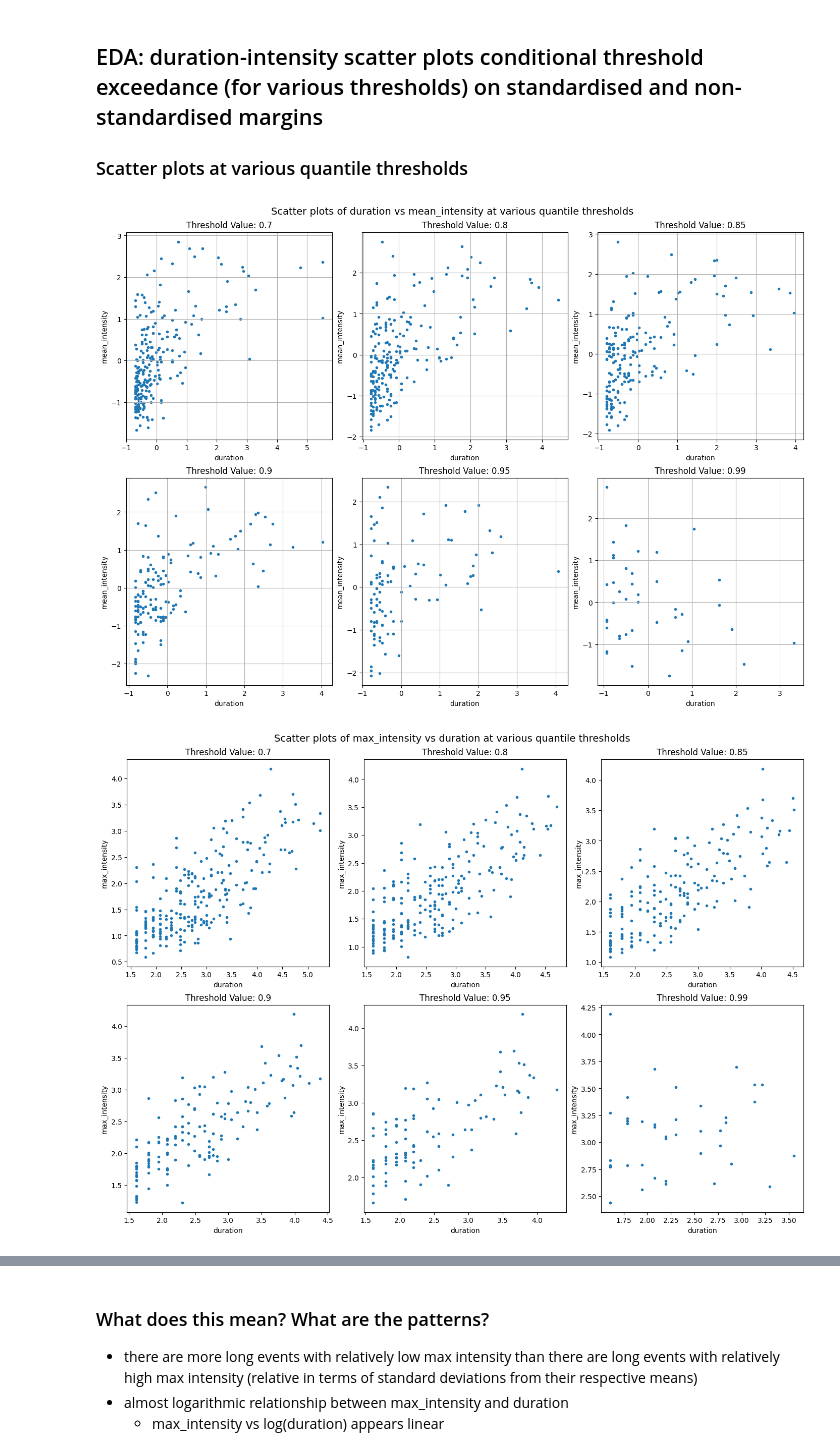
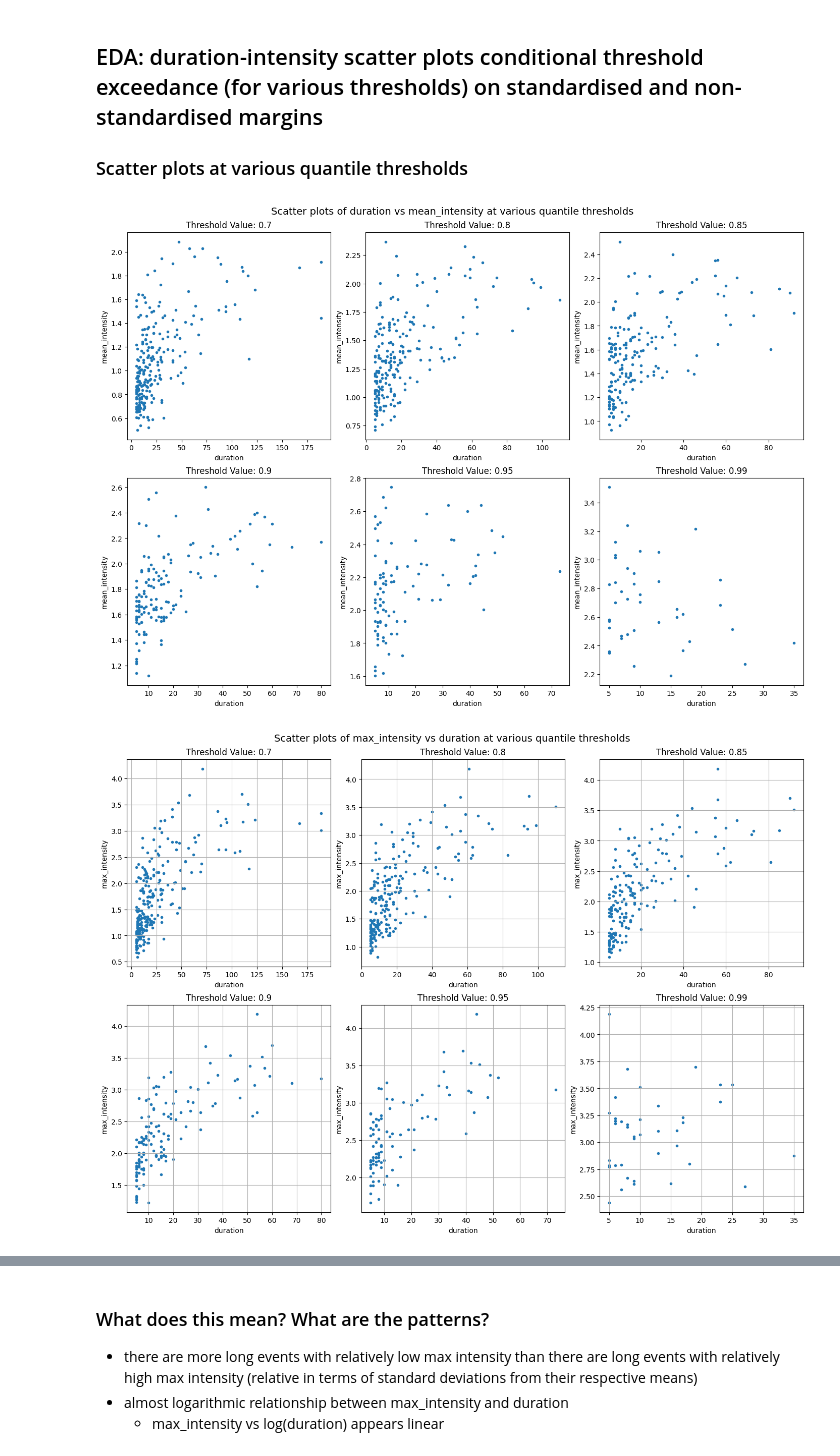
Before and after one commit to jordanlorenzatto/mhw-bivariate-events, a Jupyter notebook: MHW_oisst_EDA.ipynb, the cells around one changed output, grey strips where cells are left out. Cells and saved outputs as stored; diff of their text form; code cells hidden in the pictures.

```diff
--- a/MHW_oisst_EDA.ipynb
+++ b/MHW_oisst_EDA.ipynb
@@ -66,0 +281,24 @@ ax2.grid(alpha=0.5)
+# %%
+threshold_method = "quantile"
+var = "max_intensity"
+standardise_arrays = True
+
+df = mhw_events_oisst_rand.xs(threshold_method, level="threshold_method").reset_index()
+
+threshold_values_to_plot = [0.7, 0.8, 0.85, 0.9, 0.95, 0.99]
+
+fig, axes = plt.subplots(2, 3, figsize=(14, 10), sharex=False, sharey=False, constrained_layout=True)
+
+# Plot results for each threshold value
+for ax, t_value in zip(axes.flat, threshold_values_to_plot):
+
+    ax.hist(df.loc[(np.isclose(df["threshold_value"], t_value))][var])
+    ax.set_xlabel(f"{var}")
+    ax.set_ylabel("Frequency")
+    ax.set_title(f"Threshold Value: {t_value}")
+    ax.set_xlim((0, 4.2))
+    ax.set_ylim((0, 60))
+
+fig.suptitle(f"Historgams of {var} at various {threshold_method} thresholds", fontsize=14,)
+
+plt.show()
@@ -261,7 +540,7 @@ plt.show()
 threshold_method = "quantile"
 x_var = "duration"
 y_var = "mean_intensity"
-standardise_arrays = True
+standardise_arrays = False
 
 df = mhw_events_oisst.xs(threshold_method, level="threshold_method").reset_index()
 
@@ -281,51 +560,55 @@ for ax, t_value in zip(axes.flat, threshold_values_to_plot):
     ax.set_xlabel(f"{x_var}")
     ax.set_ylabel(f"{y_var}")
     ax.set_title(f"Threshold Value: {t_value}")
-    if not standardise_arrays:
-        ax.set_xlim((0,180))
-        ax.set_ylim((0,2.6))
+    # if not standardise_arrays:
+    #     ax.set_xlim((0,180))
+    #     ax.set_ylim((0,2.6))
 
 fig.suptitle(f"Scatter plots of {x_var} vs {y_var} at various {threshold_method} thresholds", fontsize=14,)
 
 plt.show()
 # %% [output]
-[figure, old version]
+[figure, new version]
 # %%
 threshold_method = "quantile"
 x_var = "duration"
 y_var = "max_intensity"
 standardise_arrays = False
-log_xvar = True
+log_xvar = False
 
 df = mhw_events_oisst.xs(threshold_method, level="threshold_method").reset_index()
 
 threshold_values_to_plot = [0.7, 0.8, 0.85, 0.9, 0.95, 0.99]
 
 fig, axes = plt.subplots(2, 3, figsize=(14, 10), sharex=False, sharey=False, constrained_layout=True)
 
 # Plot results for each quantile threshold
 for ax, t_value in zip(axes.flat, threshold_values_to_plot):
 
     df_plot = df.loc[(np.isclose(df["threshold_value"], t_value))]
     x_var_arr = df_plot[x_var]
     y_var_arr = df_plot[y_var]
 
     if log_xvar:
-         x_var_arr = np.log(df_plot[x_var])
+        log_flag = "log "
+        x_var_arr = np.log(df_plot[x_var])
+    else:
+        log_flag = ""
     if standardise_arrays:
         x_var_arr = standardise(x_var_arr)
         y_var_arr = standardise(y_var_arr)
     # else:
         # ax.set_xlim((0,180))
         # ax.set_ylim((0,4.25))
+    ax.grid()
 
     ax.scatter(x_var_arr, y_var_arr, marker='.')
     ax.set_xlabel(f"{x_var}")
     ax.set_ylabel(f"{y_var}")
     ax.set_title(f"Threshold Value: {t_value}")
 
-fig.suptitle(f"Scatter plots of {y_var} vs {x_var} at various {threshold_method} thresholds", fontsize=14,)
+fig.suptitle(f"Scatter plots of {log_flag}{y_var} vs {x_var} at various {threshold_method} thresholds", fontsize=14,)
 
 plt.show()
 # %% [output]
-[figure, old version]
+[figure, new version]
```
Also changed, not shown: parts of 20 cells of this notebook, 3 other files.
